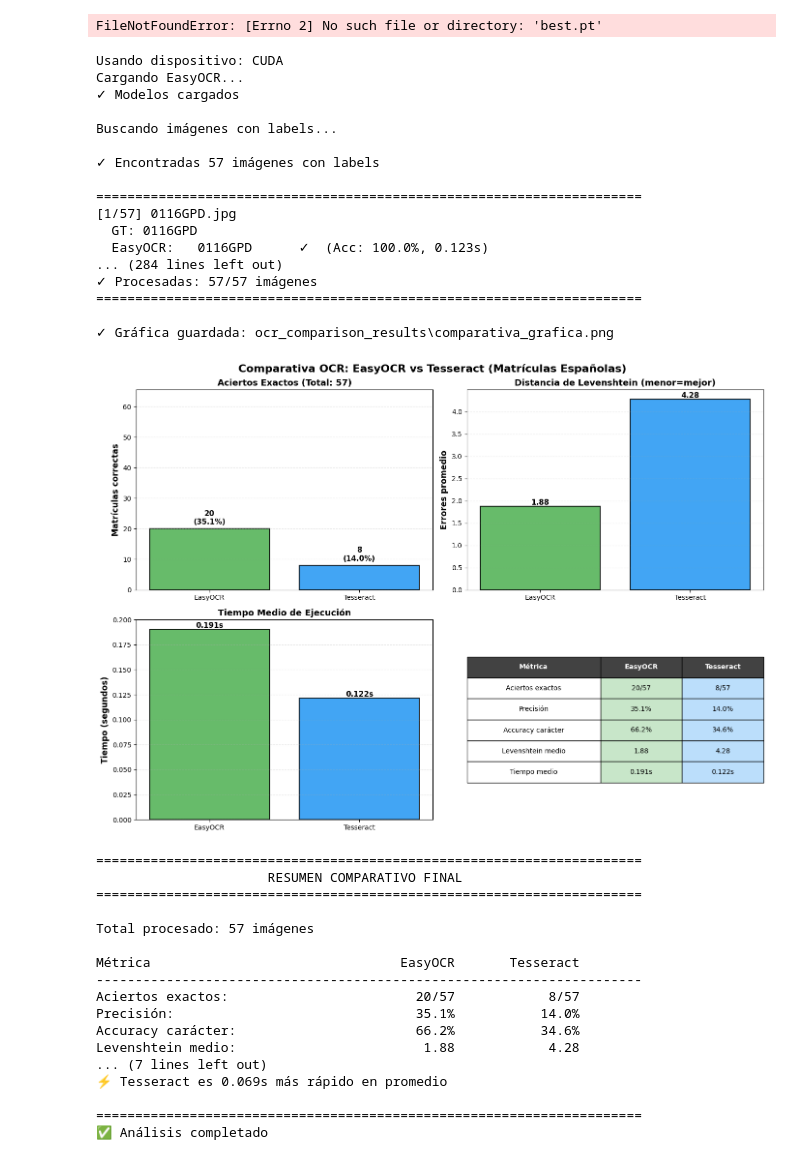
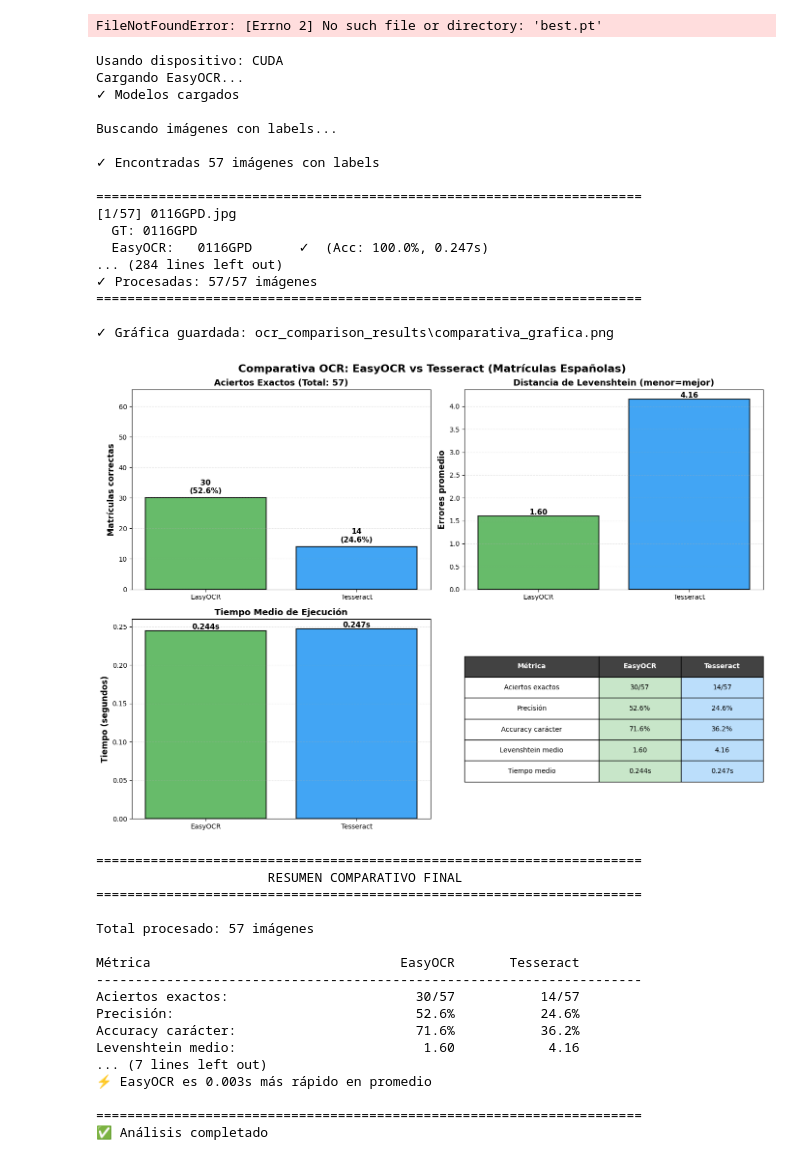
Before and after one commit to maikos08/VC-ULPGC, a Jupyter notebook: VC_P4/P4b/VC_P4b.ipynb, the cells around one changed output. Cells and saved outputs as stored; diff of their text form; code cells hidden in the pictures.

```diff
--- a/VC_P4/P4b/VC_P4b.ipynb
+++ b/VC_P4/P4b/VC_P4b.ipynb
@@ -559,10 +559,10 @@ def clean_text(text):
     return re.sub(r"[^A-Z0-9]", "", text.upper())
 
 def fix_common_errors(text):
-    """Corrige errores OCR comunes"""
-    # Sustituciones de caracteres similares
-    text = text.replace('O', '0').replace('I', '1').replace('L', '1')
-    text = text.replace('S', '5').replace('Z', '2')
+    """Corrige errores OCR comunes (SOLO LOS MUY SEGUROS)"""
+    # Sustituciones de caracteres similares (solo las 100% seguras)
+    # Dejamos L/1, S/5, Z/2 para que normalize_plate lo intente
+    text = text.replace('O', '0').replace('I', '1').replace('Q', '0')
     return text
 
 def try_fix_order(text, ground_truth):
@@ -620,9 +620,17 @@ def normalize_plate(text, ground_truth=""):
     if len(lets) >= 4 and len(nums) >= 4:
         return lets[:2] + nums[:4] + lets[2:4]
 
-    # Formato antiguo: 1 letra + 4 números + 3 letras
-    if len(lets) >= 4 and len(nums) >= 4:
-        return lets[0] + nums[:4] + lets[1:4]
+    # Formato antiguo provincial: L NNNN LL (ej: H 2965 BBB, C 0336 BVY)
+    if len(lets) >= 3 and len(nums) >= 4:
+        # Si el OCR lo lee como 2965HBB (sin la primera letra)
+        if (lets[0] + nums[:4] + lets[1:3]) == ground_truth:
+             return lets[0] + nums[:4] + lets[1:3]
+        # Si el OCR lo lee como H2965BB (sin la última letra)
+        if (lets[0] + nums[:4] + lets[1:3]) == ground_truth:
+             return lets[0] + nums[:4] + lets[1:3]
+
+        # Intento de formato genérico LNNNNLL
+        return lets[0] + nums[:4] + lets[1:3]
 
     return text
 
@@ -697,7 +705,7 @@ def process_image_ocr(img_path, label_path, ground_truth, save_example=False):
     start_time = time.time()
     easy_raw = ""
     try:
-        # MEJORA 4: paragraph=True para unir bloques (ej: 0624 y LXM)
+        # VOLVER a paragraph=True. detail=1 es un desastre, lee en desorden.
         results = reader.readtext(crop_resized, paragraph=True, detail=0)
         easy_raw = " ".join(results).upper() # Unir resultados con espacio
     except:
@@ -942,35 +950,35 @@ if easy_correct > tess_correct:
 elif tess_correct > easy_correct:
     diff = tess_correct - easy_correct
     print(f"\n🏆 GANADOR: Tesseract")
     print(f"   • {diff} aciertos más que EasyOCR (+{diff/total*100:.1f}%)")
 else:
     print(f"\n🤝 EMPATE en aciertos exactos")
 
 time_diff = abs(easy_avg_time - tess_avg_time)
 faster = "EasyOCR" if easy_avg_time < tess_avg_time else "Tesseract"
 print(f"\n⚡ {faster} es {time_diff:.3f}s más rápido en promedio")
 
 print("\n" + "="*70)
 print("✅ Análisis completado")
 # %% [output]
 Usando dispositivo: CUDA
 Cargando EasyOCR...
 ✓ Modelos cargados
 
 Buscando imágenes con labels...
 
 ✓ Encontradas 57 imágenes con labels
 
 ======================================================================
 [1/57] 0116GPD.jpg
   GT: 0116GPD
-  EasyOCR:   0116GPD      ✓  (Acc: 100.0%, 0.123s)
+  EasyOCR:   0116GPD      ✓  (Acc: 100.0%, 0.247s)
 ... (284 lines left out)
 ✓ Procesadas: 57/57 imágenes
 ======================================================================
 
 ✓ Gráfica guardada: ocr_comparison_results\comparativa_grafica.png
-[figure, old version]
+[figure, new version]
 ======================================================================
                       RESUMEN COMPARATIVO FINAL
 ======================================================================
@@ -979,12 +987,12 @@ Total procesado: 57 imágenes
 
 Métrica                                EasyOCR       Tesseract
 ----------------------------------------------------------------------
-Aciertos exactos:                        20/57            8/57
-Precisión:                               35.1%           14.0%
-Accuracy carácter:                       66.2%           34.6%
-Levenshtein medio:                        1.88            4.28
+Aciertos exactos:                        30/57           14/57
+Precisión:                               52.6%           24.6%
+Accuracy carácter:                       71.6%           36.2%
+Levenshtein medio:                        1.60            4.16
 ... (7 lines left out)
-⚡ Tesseract es 0.069s más rápido en promedio
+⚡ EasyOCR es 0.003s más rápido en promedio
 
 ======================================================================
 ✅ Análisis completado
```
